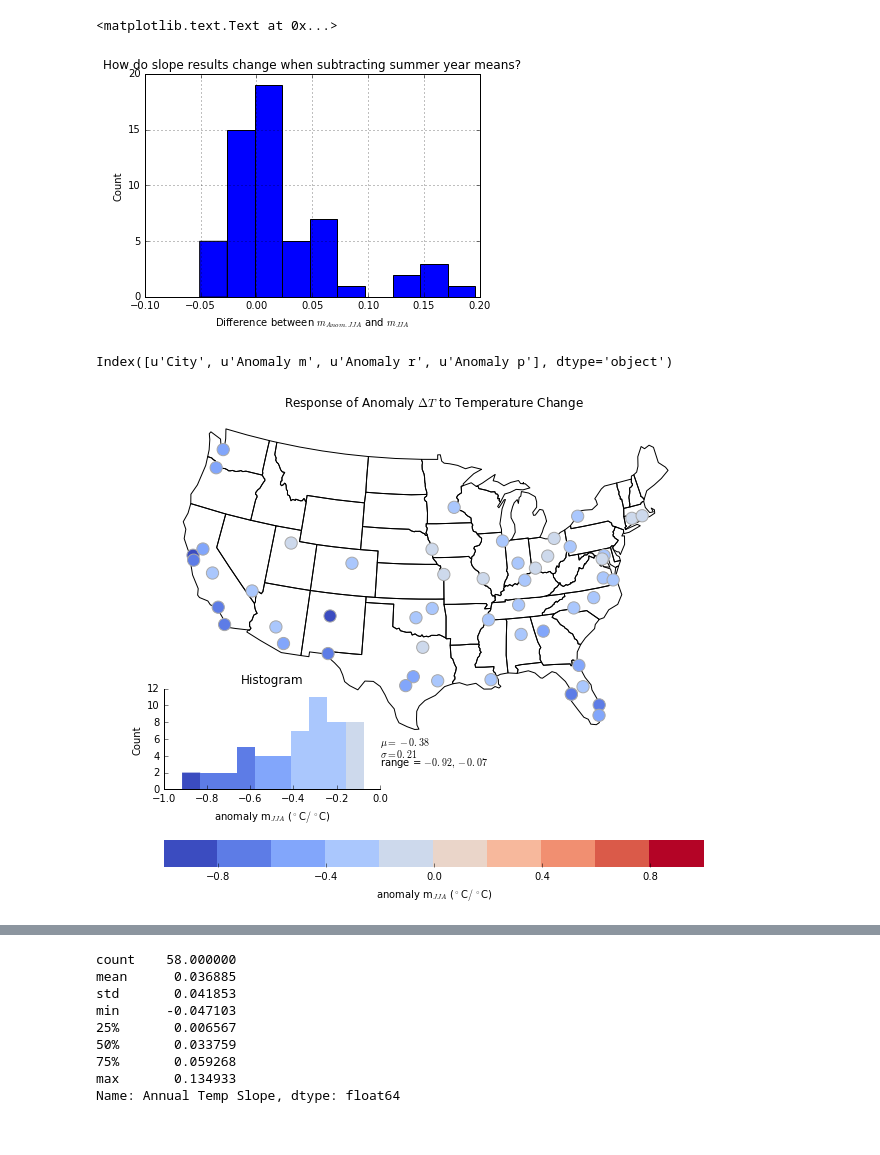
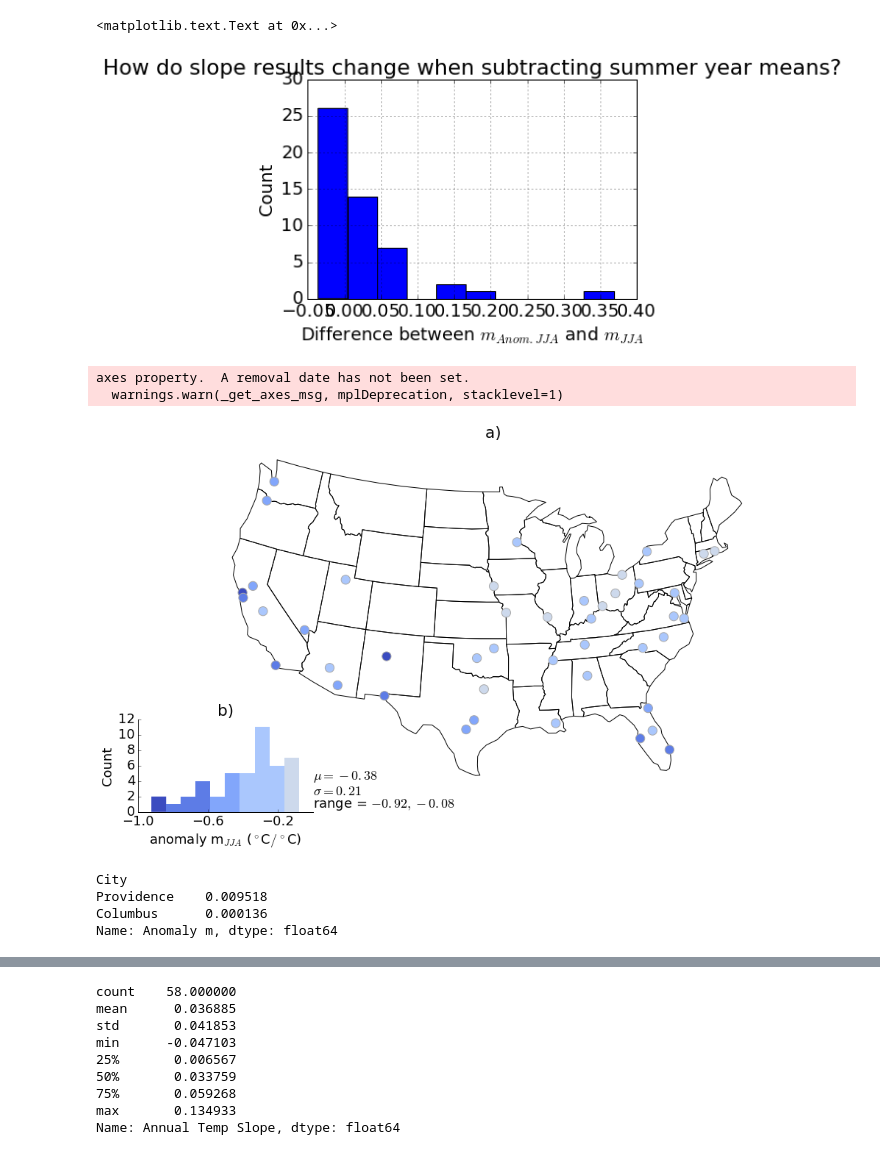
Before and after one commit to gottscott/heat, a Jupyter notebook: PaperFigures.ipynb, the cells around one changed output, grey strips where cells are left out. Drawn from its saved outputs; the diff is of its cells as text; code cells hidden in the pictures.

```diff
--- a/PaperFigures.ipynb
+++ b/PaperFigures.ipynb
@@ -324,9 +338,8 @@ paired_df = paired_df.drop(2)
+# %%
+drop_cities = ['Mesa','Long Beach', 'Grand Prairie', 'Virginia Beach', 'St. Paul' ]
+paired_df = paired_df.set_index(paired_df['City']).drop(drop_cities)
 # %%
 # Calculate the relationship between summertime  UHI and t_min, save it out for every city
-#pairs = pd.read_csv('USghcnpairs_stationlengths.csv')
-#pairs = pd.read_csv('CleanedNovUSpairs_stationlengths.csv')
-pairs = pd.read_csv('NovUSpairs_stationlengths_stationavailability75.csv')
-paired_df = pairs[(pairs['Urban brightness'] - pairs['Rural brightness'] > 30) & (pairs['Urban station'].str.contains('US'))]
 # pre-allocate
 #summertime
 slopes           = np.ones(paired_df.shape[0])*np.nan
@@ -344,6 +357,9 @@ intercepts       = np.ones(paired_df.shape[0])*np.nan
 max_UHI_day      = np.ones(paired_df.shape[0])*np.nan
 UHI_lin_trend = np.ones(paired_df.shape[0])*np.nan
 UHI_lin_trend_pvalue = np.ones(paired_df.shape[0])*np.nan
+urban_lin_trend = np.ones(paired_df.shape[0])*np.nan
+urban_lin_trend_pvalue = np.ones(paired_df.shape[0])*np.nan
+
 trend_results = np.ones([paired_df.shape[0], 10])*np.nan
 
 #heatwave
@@ -723,0 +782,3 @@ anomaly_results = pd.read_csv(results_filepath+'anomalyJJA/'+'anomaly_results.cs
+# %%
+results_df = pd.read_csv(results_filepath + results_filename)#.drop(2)
+results_df = results_df.set_index('City').loc[paired_df.index]
@@ -723,0 +789,2 @@ anomaly_results = pd.read_csv(results_filepath+'anomalyJJA/'+'anomaly_results.cs
+# %%
+matplotlib.rcParams.update({'font.size': 18})
@@ -724,25 +800,29 @@ anomaly_results = pd.read_csv(results_filepath+'anomalyJJA/'+'anomaly_results.cs
 # %%
+anomaly_results = pd.read_csv(results_filepath+'anomalyJJA/'+'anomaly_results1.csv').set_index(paired_df['City'])
 (anomaly_results['Anomaly m']- results_df['Slope']).hist()
 plt.ylabel('Count')
 plt.xlabel('Difference between $m_{Anom. JJA}$ and $m_{JJA}$')
 plt.title('How do slope results change when subtracting summer year means?')
 # %% [output]
 <matplotlib.text.Text at 0x...>
-[figure, old version]
+[figure, new version]
-# %%
-anomaly_results.columns
-# %% [output]
-Index([u'City', u'Anomaly m', u'Anomaly r', u'Anomaly p'], dtype='object')
 # %%
-anomaly_results = pd.read_csv(results_filepath+'anomalyJJA/'+'anomaly_results.csv').set_index(paired_df.City)
-drop_cities = ['Mesa','Long Beach', 'Grand Prairie', 'Virginia Beach', 'St. Paul' ]
-data = anomaly_results.drop(drop_cities, axis = 0)['Anomaly m']
+data = anomaly_results['Anomaly m']#.drop(drop_cities, axis = 0)['Anomaly m']
 fig = map_hist_plot(data, paired_df, title = 'Response of Anomaly $\Delta T$ to Temperature Change',
                     data_label = 'anomaly m$_{JJA}$ ($^\circ$C$ / ^\circ $C)',
                    c_insignificant = anomaly_results[anomaly_results['Anomaly p']>0.05])
 plt.savefig(results_filepath+ 'anomalyJJAslopes.pdf', bbox_inches='tight')
 # %% [output]
+axes property.  A removal date has not been set.
+  warnings.warn(_get_axes_msg, mplDeprecation, stacklevel=1)
-[figure, old version]
+[figure, new version]
+# %%
+data[data>0]
+# %% [output]
+City
+Providence    0.009518
+Columbus      0.000136
+Name: Anomaly m, dtype: float64
 # %%
 results_filepath + results_filename
 # %% [output]
```
Also changed, not shown: parts of 102 cells of this notebook, 16 other files.
